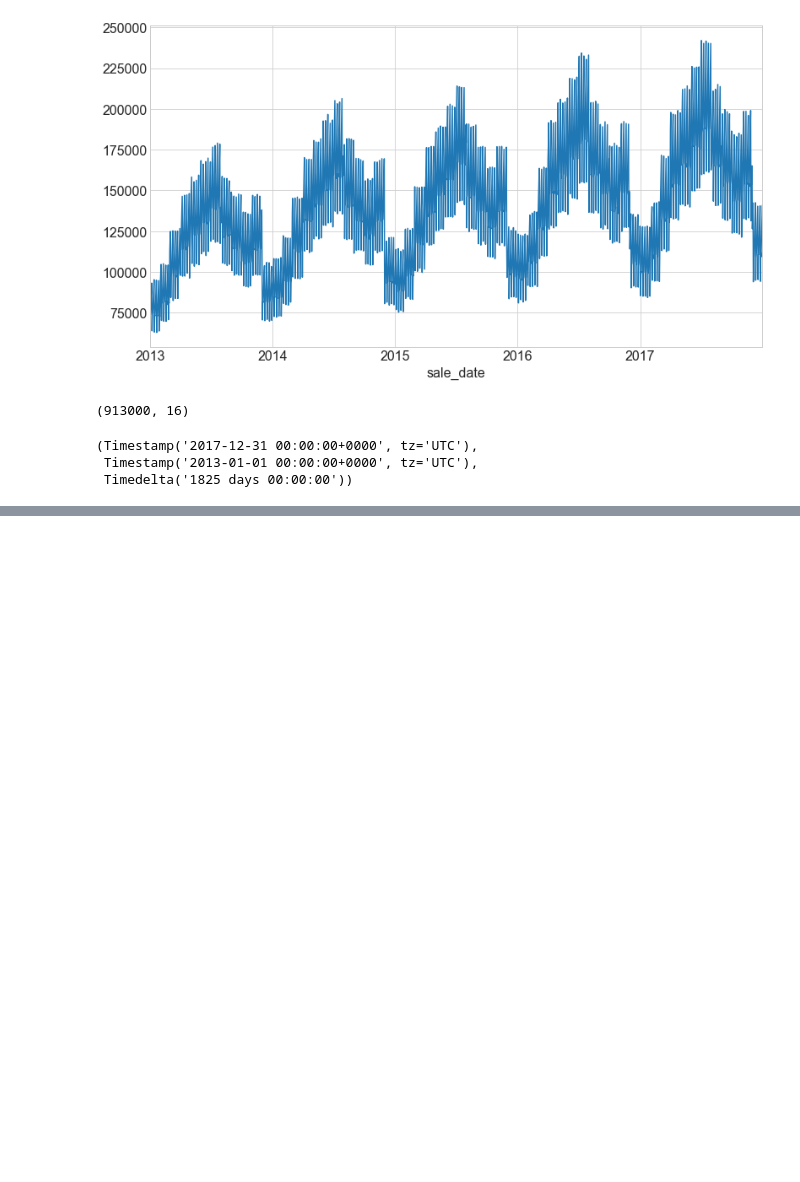
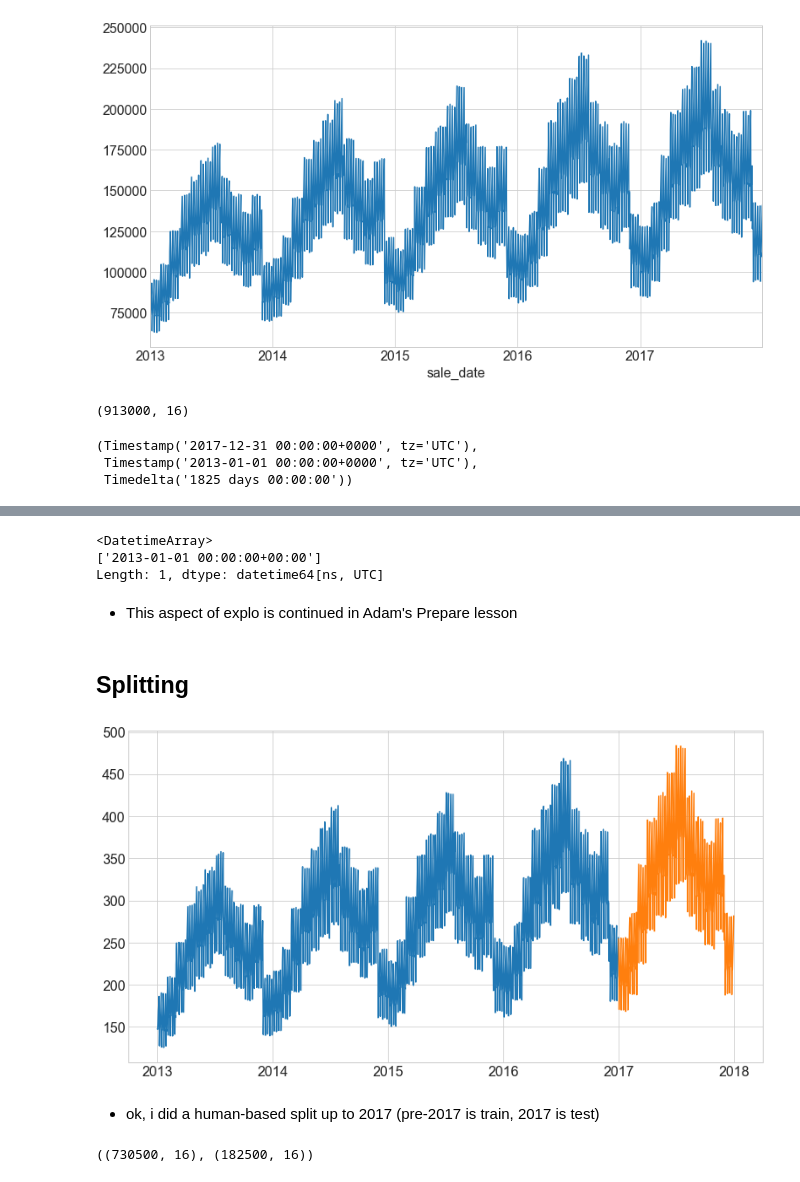
Before and after one commit to brianclements03/time_series_exercises, a Jupyter notebook: TSA_explore_exercises.ipynb, the cells around one changed output, grey strips where cells are left out. Saved outputs shown, nothing was run; the diff lists cells and outputs as text; code cells hidden in the pictures; blank space fills up the shorter version.

```diff
--- a/TSA_explore_exercises.ipynb
+++ b/TSA_explore_exercises.ipynb
@@ -103,0 +116,32 @@ df.groupby('sale_date').describe().reset_index(drop=True)
+# %%
+# get the unique dates from first_sale_per_storeitem
+first_sale.unique() # if there's only one unique value, then YES!
+# %% [output]
+<DatetimeArray>
+['2013-01-01 00:00:00+00:00']
+Length: 1, dtype: datetime64[ns, UTC]
+# %% [markdown]
+- This aspect of explo is continued in Adam's Prepare lesson
+# %% [markdown]
+## Splitting
+# %%
+train = df[:'2016'] # includes 2016
+test = df['2017']
+
+train_by_date = train.groupby(['sale_date']).sales_total.mean().reset_index()
+#train_by_date.plot(x='sale_date', y='sale_amount')
+
+test_by_date = test.groupby(['sale_date']).sales_total.mean().reset_index()
+#test_by_date.plot(x='sale_date', y='sale_amount')
+
+plt.plot(train_by_date.sale_date, train_by_date.sales_total)
+plt.plot(test_by_date.sale_date, test_by_date.sales_total)
+plt.show()
+# %% [output]
+[figure, added]
+# %% [markdown]
+- ok, i did a human-based split up to 2017 (pre-2017 is train, 2017 is test)
+# %%
+train.shape, test.shape
+# %% [output]
+((730500, 16), (182500, 16))
```
Also changed, not shown: parts of 13 cells of this notebook.
